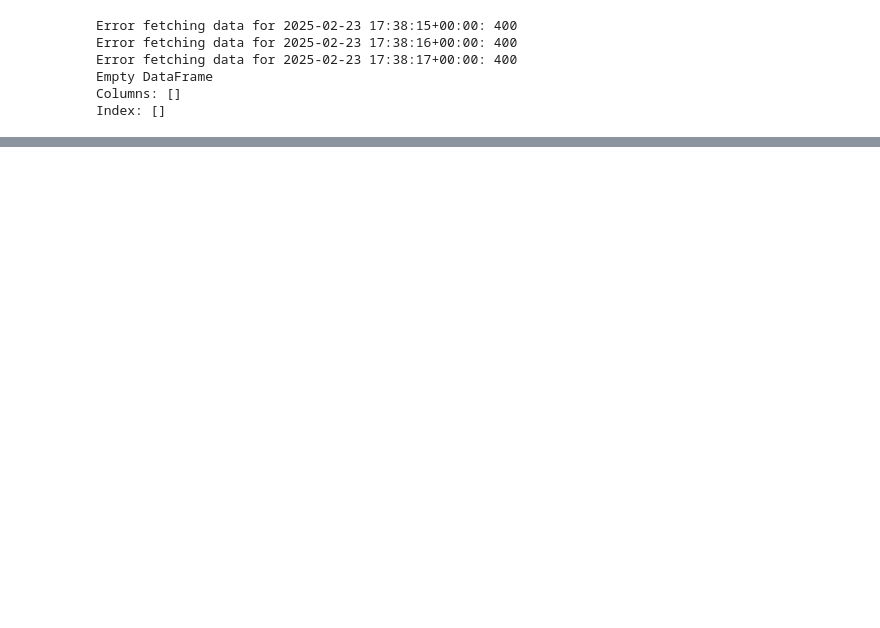
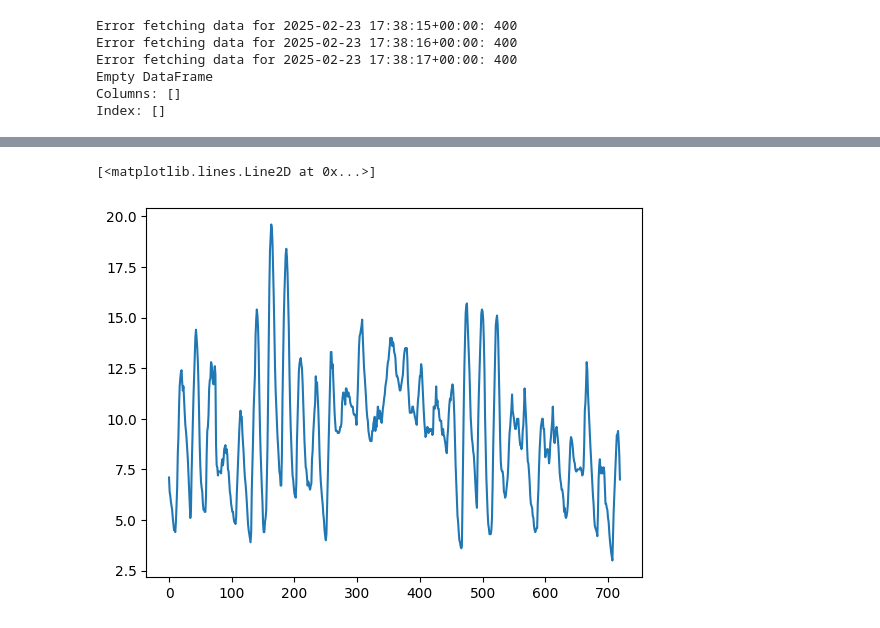
Before and after one commit to Filippo1993/garmin-myruns, a Jupyter notebook: patagonia_weather.ipynb, the cells around one changed output, grey strips where cells are left out. Saved outputs shown, nothing was run; the diff lists cells and outputs as text; code cells hidden in the pictures; blank space fills up the shorter version.

```diff
--- a/patagonia_weather.ipynb
+++ b/patagonia_weather.ipynb
@@ -119,6 +133,7 @@ Empty DataFrame
 Columns: []
 Index: []
 # %%
+import numpy as np
 #LUIGI'S FUNCTION
 # Take the meteo dataset using the function below
 def get_meteo_dataset():
@@ -126,7 +141,7 @@ def get_meteo_dataset():
     Note how easy it is to get data from the web with pandas! As long as we give the URL of the csv data, pandas can read it.
     """
     np.random.seed(42)
-    URL = "https://api.open-meteo.com/v1/forecast?latitude=52.52&longitude=13.41&current=temperature_2m,wind_speed_10m&hourly=temperature_2m,relative_humidity_2m,precipitation,wind_speed_10m,winddirection_10m&start_date=2025-03-01&end_date=2025-03-10&format=csv"
+    URL = "https://api.open-meteo.com/v1/forecast?latitude=-45&longitude=-72&current=temperature_2m,wind_speed_10m&hourly=temperature_2m,precipitation,wind_speed_10m,winddirection_10m&start_date=2025-02-07&end_date=2025-03-08&format=csv"
     df = pd.read_csv(URL, skiprows=6)  # read the csv file, skipping the first 3 rows (a header)
     df.columns = [col.split(" ")[0] for col in df.columns]  # simplify column names
     df["time"] = pd.to_datetime(df["time"])  # convert the time column to datetime
@@ -136,3 +151,4 @@ def get_meteo_dataset():
     return df
 
 meteo_df = get_meteo_dataset()
+meteo_df
@@ -138,0 +169,6 @@ meteo_df = get_meteo_dataset()
+# %%
+plt.figure()
+plt.plot(meteo_df.temperature_2m)
+# %% [output]
+[<matplotlib.lines.Line2D at 0x...>]
+[figure, added]
```
Also changed, not shown: parts of 7 cells of this notebook, 1 other file.
